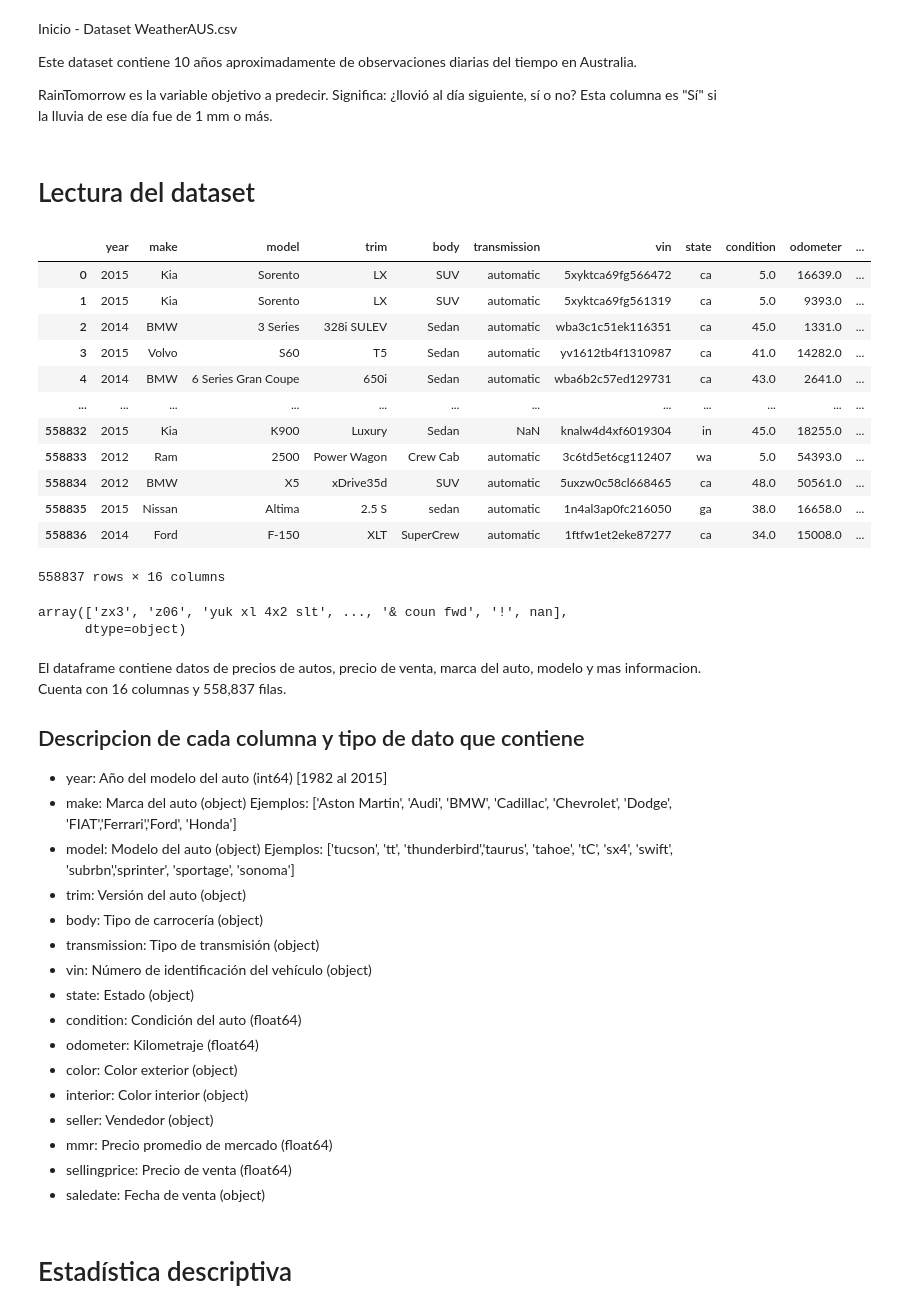
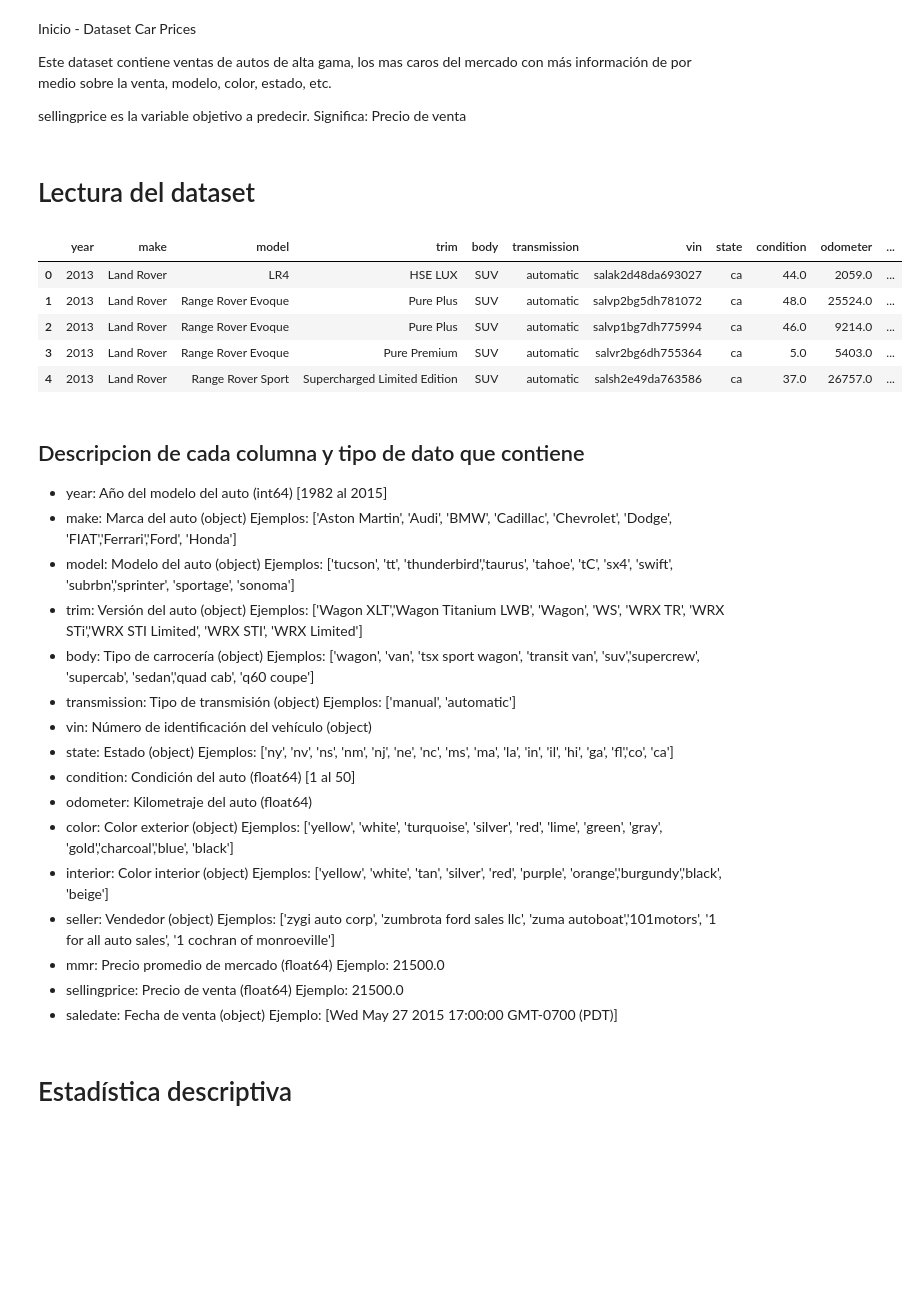
Before and after one commit to maxidom99/DataScience-CoderHouse, a Jupyter notebook: project.ipynb, the cells around one changed output. Drawn from its saved outputs; the diff is of its cells as text; code cells hidden in the pictures; blank space fills up the shorter version.

```diff
--- a/project.ipynb
+++ b/project.ipynb
@@ -1,10 +1,9 @@
-# %% [markdown]
-Inicio - Dataset WeatherAUS.csv
-
-Este dataset contiene 10 años aproximadamente de observaciones diarias del tiempo en Australia.
-
-RainTomorrow es la variable objetivo a predecir. Significa: ¿llovió al día siguiente, sí o no?
-Esta columna es "Sí" si la lluvia de ese día fue de 1 mm o más.
+# %% [markdown]
+Inicio - Dataset Car Prices
+
+Este dataset contiene ventas de autos de alta gama, los mas caros del mercado con más información de por medio sobre la venta, modelo, color, estado, etc.
+
+sellingprice es la variable objetivo a predecir. Significa: Precio de venta
 # %%
 import pandas as pd
 import seaborn as sns
@@ -18,49 +15,34 @@ sns.set_style('darkgrid')
 # %% [markdown]
 # Lectura del dataset
 # %%
-df = pd.read_csv("MaximilianoDominguez_car_prices.csv")
-df
+df = pd.read_csv("MaximilianoDominguez_car_prices_top.csv")
+df.head()
 # %% [output]
 |  | year | make | model | trim | body | transmission | vin | state | condition | odometer | ... |
-| 0 | 2015 | Kia | Sorento | LX | SUV | automatic | 5xyktca69fg566472 | ca | 5.0 | 16639.0 | ... |
-| 1 | 2015 | Kia | Sorento | LX | SUV | automatic | 5xyktca69fg561319 | ca | 5.0 | 9393.0 | ... |
-| 2 | 2014 | BMW | 3 Series | 328i SULEV | Sedan | automatic | wba3c1c51ek116351 | ca | 45.0 | 1331.0 | ... |
-| 3 | 2015 | Volvo | S60 | T5 | Sedan | automatic | yv1612tb4f1310987 | ca | 41.0 | 14282.0 | ... |
-| 4 | 2014 | BMW | 6 Series Gran Coupe | 650i | Sedan | automatic | wba6b2c57ed129731 | ca | 43.0 | 2641.0 | ... |
-| ... | ... | ... | ... | ... | ... | ... | ... | ... | ... | ... | ... |
-| 558832 | 2015 | Kia | K900 | Luxury | Sedan | NaN | knalw4d4xf6019304 | in | 45.0 | 18255.0 | ... |
-| 558833 | 2012 | Ram | 2500 | Power Wagon | Crew Cab | automatic | 3c6td5et6cg112407 | wa | 5.0 | 54393.0 | ... |
-| 558834 | 2012 | BMW | X5 | xDrive35d | SUV | automatic | 5uxzw0c58cl668465 | ca | 48.0 | 50561.0 | ... |
-| 558835 | 2015 | Nissan | Altima | 2.5 S | sedan | automatic | 1n4al3ap0fc216050 | ga | 38.0 | 16658.0 | ... |
-| 558836 | 2014 | Ford | F-150 | XLT | SuperCrew | automatic | 1ftfw1et2eke87277 | ca | 34.0 | 15008.0 | ... |
+| 0 | 2013 | Land Rover | LR4 | HSE LUX | SUV | automatic | salak2d48da693027 | ca | 44.0 | 2059.0 | ... |
+| 1 | 2013 | Land Rover | Range Rover Evoque | Pure Plus | SUV | automatic | salvp2bg5dh781072 | ca | 48.0 | 25524.0 | ... |
+| 2 | 2013 | Land Rover | Range Rover Evoque | Pure Plus | SUV | automatic | salvp1bg7dh775994 | ca | 46.0 | 9214.0 | ... |
+| 3 | 2013 | Land Rover | Range Rover Evoque | Pure Premium | SUV | automatic | salvr2bg6dh755364 | ca | 5.0 | 5403.0 | ... |
+| 4 | 2013 | Land Rover | Range Rover Sport | Supercharged Limited Edition | SUV | automatic | salsh2e49da763586 | ca | 37.0 | 26757.0 | ... |
-558837 rows × 16 columns
-# %%
-df['trim'].sort_values(ascending=False).unique()
-# %% [output]
-array(['zx3', 'z06', 'yuk xl 4x2 slt', ..., '& coun fwd', '!', nan],
-      dtype=object)
 # %% [markdown]
-El dataframe contiene datos de precios de autos, precio de venta, marca del auto, modelo y mas informacion.
-Cuenta con 16 columnas y 558,837 filas.
-
 ## Descripcion de cada columna y tipo de dato que contiene
 
 - year: Año del modelo del auto (int64) [1982 al 2015]
 - make: Marca del auto (object) Ejemplos: ['Aston Martin', 'Audi', 'BMW', 'Cadillac', 'Chevrolet', 'Dodge', 'FIAT','Ferrari','Ford', 'Honda']
 - model: Modelo del auto (object) Ejemplos: ['tucson', 'tt', 'thunderbird','taurus', 'tahoe', 'tC', 'sx4', 'swift', 'subrbn','sprinter', 'sportage', 'sonoma']
-- trim: Versión del auto (object)
-- body: Tipo de carrocería (object)
-- transmission: Tipo de transmisión (object)
+- trim: Versión del auto (object) Ejemplos: ['Wagon XLT','Wagon Titanium LWB', 'Wagon', 'WS', 'WRX TR', 'WRX STi','WRX STI Limited', 'WRX STI', 'WRX Limited']
+- body: Tipo de carrocería (object) Ejemplos: ['wagon', 'van', 'tsx sport wagon', 'transit van', 'suv','supercrew', 'supercab', 'sedan','quad cab', 'q60 coupe']
+- transmission: Tipo de transmisión (object) Ejemplos: ['manual', 'automatic']
 - vin: Número de identificación del vehículo (object)
-- state: Estado (object)
-- condition: Condición del auto (float64)
-- odometer: Kilometraje (float64)
-- color: Color exterior (object)
-- interior: Color interior (object)
-- seller: Vendedor (object)
-- mmr: Precio promedio de mercado (float64)
-- sellingprice: Precio de venta (float64)
-- saledate: Fecha de venta (object)
+- state: Estado (object) Ejemplos: ['ny', 'nv', 'ns', 'nm', 'nj', 'ne', 'nc', 'ms', 'ma', 'la', 'in', 'il', 'hi', 'ga', 'fl','co', 'ca']
+- condition: Condición del auto (float64) [1 al 50]
+- odometer: Kilometraje del auto (float64)
+- color: Color exterior (object) Ejemplos: ['yellow', 'white', 'turquoise', 'silver', 'red', 'lime', 'green', 'gray', 'gold','charcoal','blue', 'black']
+- interior: Color interior (object) Ejemplos: ['yellow', 'white', 'tan', 'silver', 'red', 'purple', 'orange','burgundy','black', 'beige']
+- seller: Vendedor (object) Ejemplos: ['zygi auto corp', 'zumbrota ford sales llc', 'zuma autoboat','101motors', '1 for all auto sales', '1 cochran of monroeville']
+- mmr: Precio promedio de mercado (float64) Ejemplo: 21500.0
+- sellingprice: Precio de venta (float64) Ejemplo: 21500.0
+- saledate: Fecha de venta (object) Ejemplo: [Wed May 27 2015 17:00:00 GMT-0700 (PDT)]
 # %% [markdown]
 # Estadística descriptiva
 # %%
```
Also changed, not shown: parts of 17 cells of this notebook, 4 other files.
